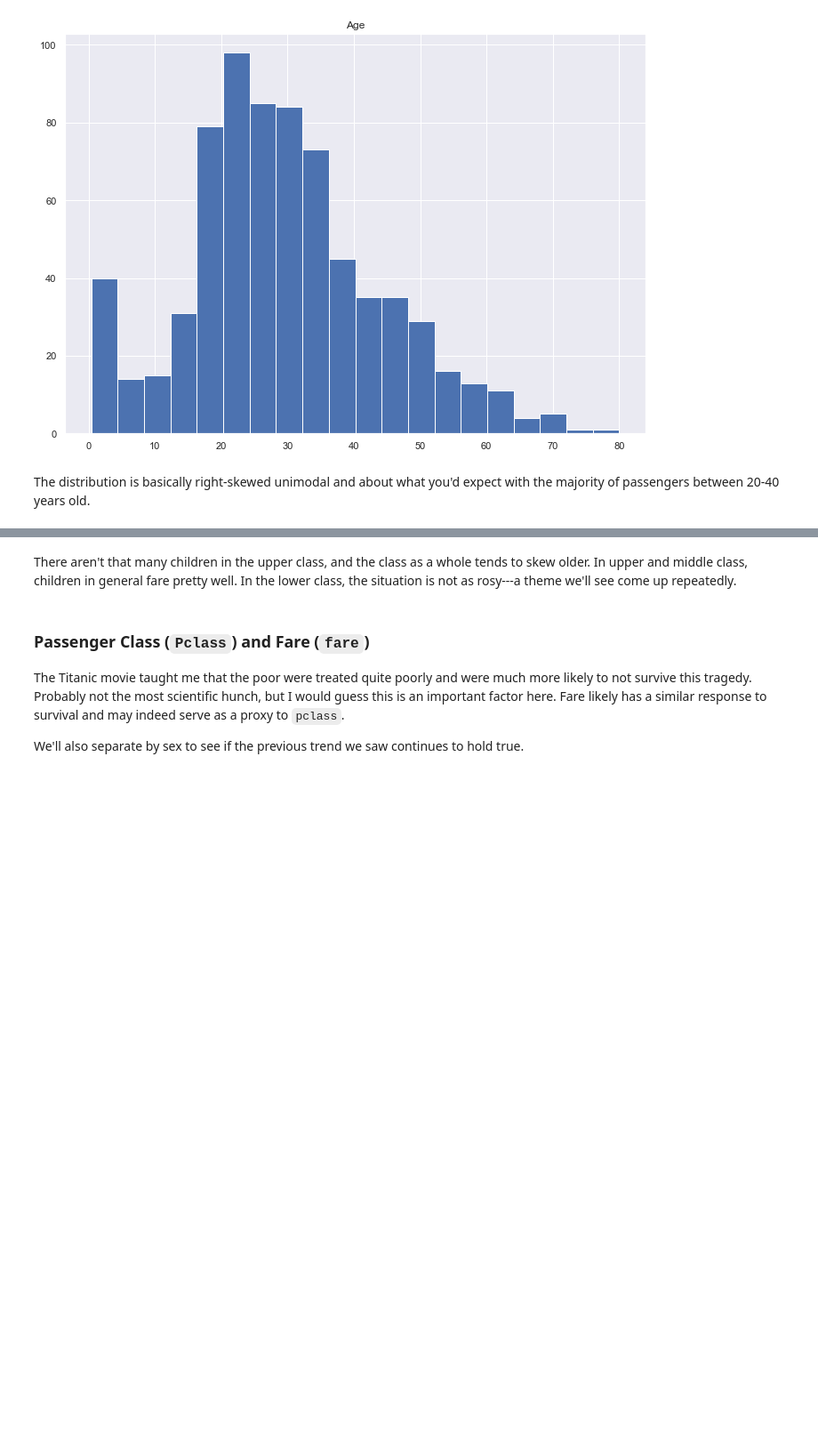
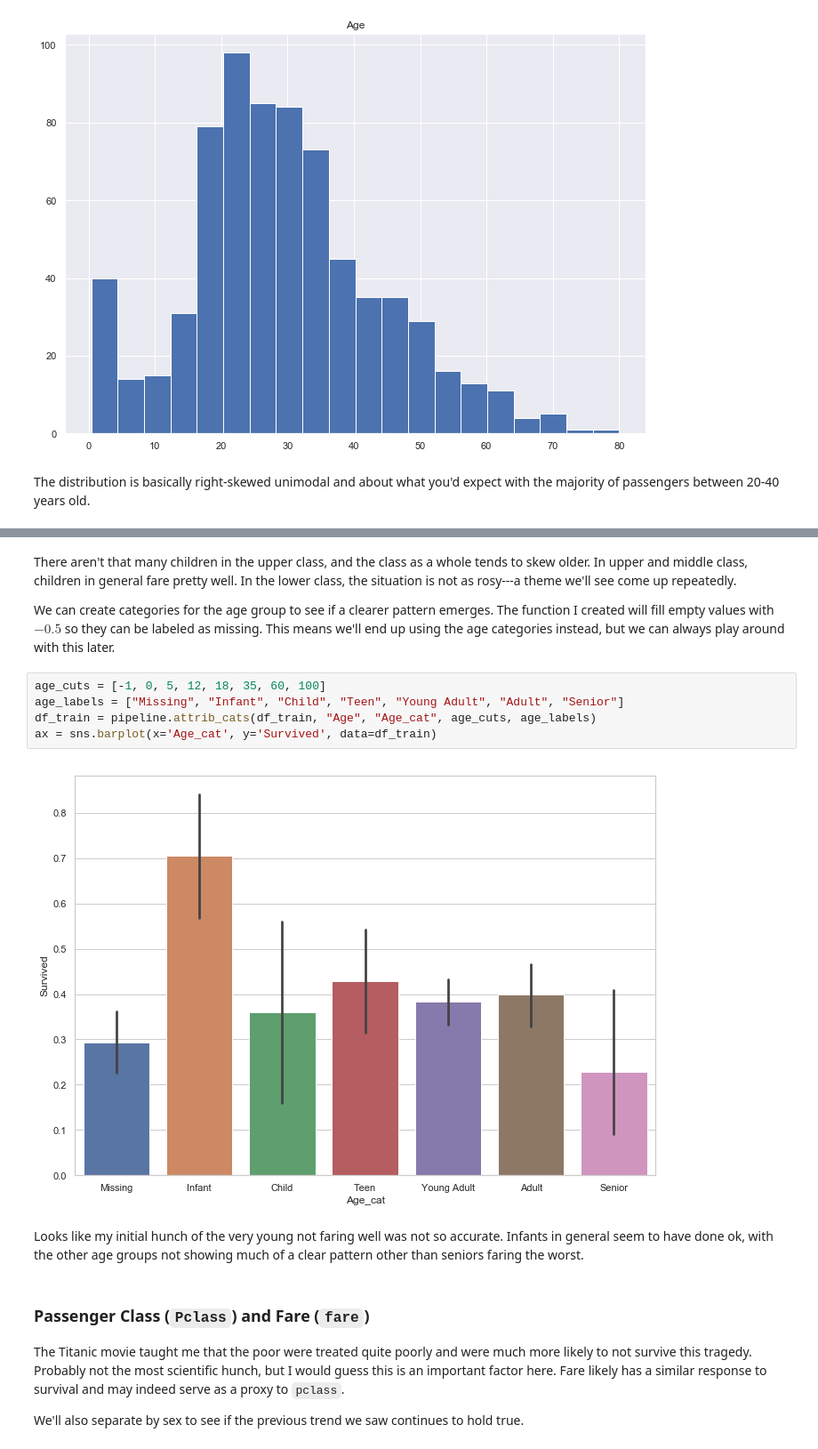
Before and after one commit to kaipak/kaggle-titanic, a Jupyter notebook: kaggle-titanic.ipynb, the cells around one changed output, grey strips where cells are left out. Shown at 89% size. Saved outputs shown, nothing was run; the diff lists cells and outputs as text; blank space fills up the shorter version.

```diff
--- a/kaggle-titanic.ipynb
+++ b/kaggle-titanic.ipynb
@@ -131,5 +102,16 @@ ax = sns.stripplot(x='Pclass', y='Age', hue='Survived', palette='hls',
 # %% [markdown]
 There aren't that many children in the upper class, and the class as a whole tends to skew older. In upper and middle class, children in general fare pretty well. In the lower class, the situation is not as rosy---a theme we'll see come up repeatedly.
+
+We can create categories for the age group to see if a clearer pattern emerges. The function I created will fill empty values with $-0.5$ so they can be labeled as missing. This means we'll end up using the age categories instead, but we can always play around with this later.
+# %%
+age_cuts = [-1, 0, 5, 12, 18, 35, 60, 100]
+age_labels = ["Missing", "Infant", "Child", "Teen", "Young Adult", "Adult", "Senior"]
+df_train = pipeline.attrib_cats(df_train, "Age", "Age_cat", age_cuts, age_labels)
+ax = sns.barplot(x='Age_cat', y='Survived', data=df_train)
+# %% [output]
+[figure, added]
+# %% [markdown]
+Looks like my initial hunch of the very young not faring well was not so accurate. Infants in general seem to have done ok, with the other age groups not showing much of a clear pattern other than seniors faring the worst.
 # %% [markdown]
 ### Passenger Class (`Pclass`) and Fare (`fare`)
 The Titanic movie taught me that the poor were treated quite poorly and were much more likely to not survive this tragedy. Probably not the most scientific hunch, but I would guess this is an important factor here. Fare likely has a similar response to survival and may indeed serve as a proxy to `pclass`.
```
Also changed, not shown: parts of 38 cells of this notebook, 2 other files.
